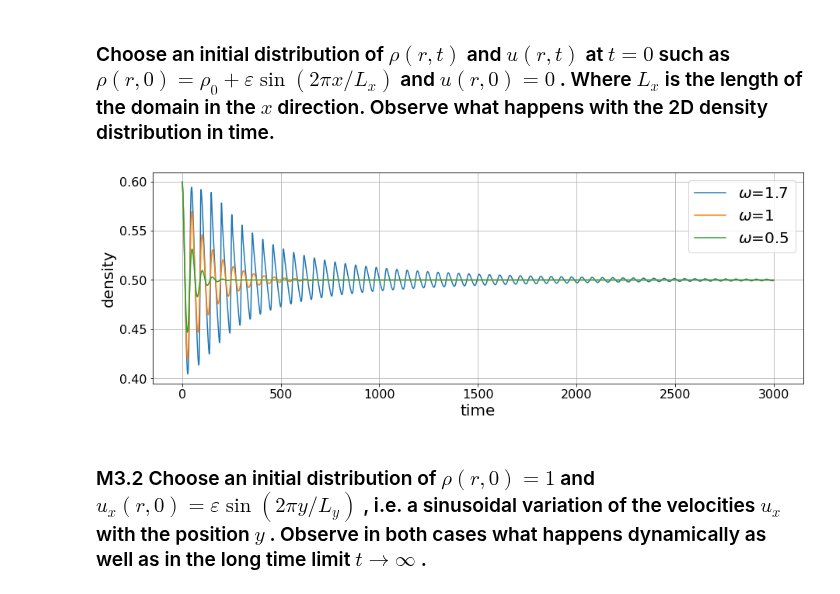
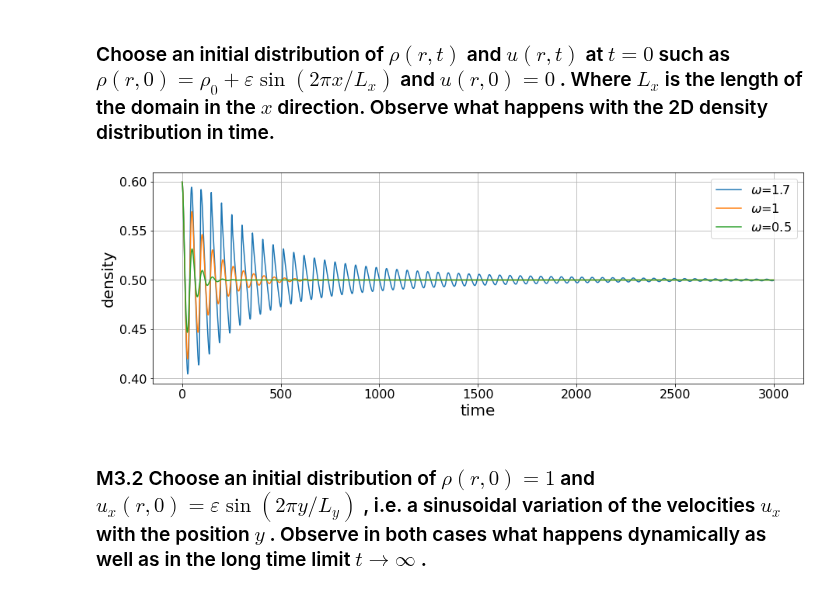
Before and after one commit to jonas27/pylbm, a Jupyter notebook: milestones/m3/m3.ipynb, the cells around one changed output. Saved outputs shown, nothing was run; the diff lists cells and outputs as text; code cells hidden in the pictures.

```diff
--- a/milestones/m3/m3.ipynb
+++ b/milestones/m3/m3.ipynb
@@ -15,48 +19,24 @@ plt.rc('axes', titlesize=font_size)
 plt.rc('axes', labelsize=font_size)
 # %% [markdown]
 ### Choose an initial distribution of  $ρ(r,t)$  and  $u(r,t)$  at  $t=0$  such as  $ρ(r,0)=ρ_0+ε \sin(2πx / L_x)$  and  $u(r,0)=0$ . Where  $L_x$  is the length of the domain in the  $x$  direction. Observe what happens with the 2D density distribution in time.
-# %%
-x = np.arange(x_dim)
-y = np.arange(y_dim)
-X, Y = np.meshgrid(x, y)
-r_mean, u_mean = 0.5, 0.0
-
-fig, ax = plt.subplots(figsize=(15,5))
-
-for o in [1.7,1,0.5]:
-    vs_emp = []
-    r_xy = lbm.local_density_init(x_dim=x_dim, y_dim=y_dim, r_mean=r_mean, eps=0.0)
-    r_xy += eps * np.sin(2.0 * np.pi / x_dim * X).T
-
-    u_axy = lbm.local_avg_velocity_init(x_dim=x_dim, y_dim=y_dim, u_mean=u_mean, eps=0.0)
-    f_cxy = lbm.f_eq(u_axy=u_axy, r_xy=r_xy)
-
-    densities = []
-    for e in range(epochs):
-        # use max density (j dim doesn't matter)
-        densities.append(r_xy[x_dim // 4, 0])
-        f_cxy = lbm.stream(f_cxy=f_cxy)
-        f_cxy, u_axy = lbm.collision(f_cxy=f_cxy, omega=o)
-        r_xy = lbm.density(f_cxy=f_cxy)
-
-    def func(x, a, b, c, d):
-        return a * np.cos(b * x) * np.exp(-c * x) + d
-
-    popt, pcov = curve_fit(func, np.arange(epochs), densities)
-    v = popt[2] / (2 * np.pi / x_dim) ** 2
-    vs_emp.append(v)
-    densities = np.array(densities)
-    ax.plot(np.arange(epochs),densities, label='$\omega$='+str(o))
-# %% [output]
-[figure, removed]
 # %%
+path = './m3-1.npy'
+if not isfile(path):
+    m3.m3_1()
+densities_oms = np.load(path)
+oms = [1.7,1,0.5]
+fig, ax = plt.subplots(figsize=(15,5))
+for o, densities in zip(oms, densities_oms):
+    ax.plot(np.arange(epochs),densities, label='$\omega$='+str(o))
 ax.set_xlabel("time")
 ax.set_ylabel("density")
 # ax.set_title("Density decay, omega=0.5")
-ax.legend(fontsize=fontsize_label)
 ax.grid(True)
+ax.legend()
 lbm.save_fig(fig, 'm3-1-density-decay.pgf')
 plt.show()
 plt.close()
+# %% [output]
+[figure, added]
 # %% [markdown]
 ### M3.2 Choose an initial distribution of  $ρ(r,0)=1$  and  $u_x(r,0)=ε\sin(2πy / L_y)$ , i.e. a sinusoidal variation of the velocities  $u_x$  with the position  $y$ . Observe in both cases what happens dynamically as well as in the long time limit  $t→∞$ .
```
Also changed, not shown: parts of 11 cells of this notebook, 7 other files.
